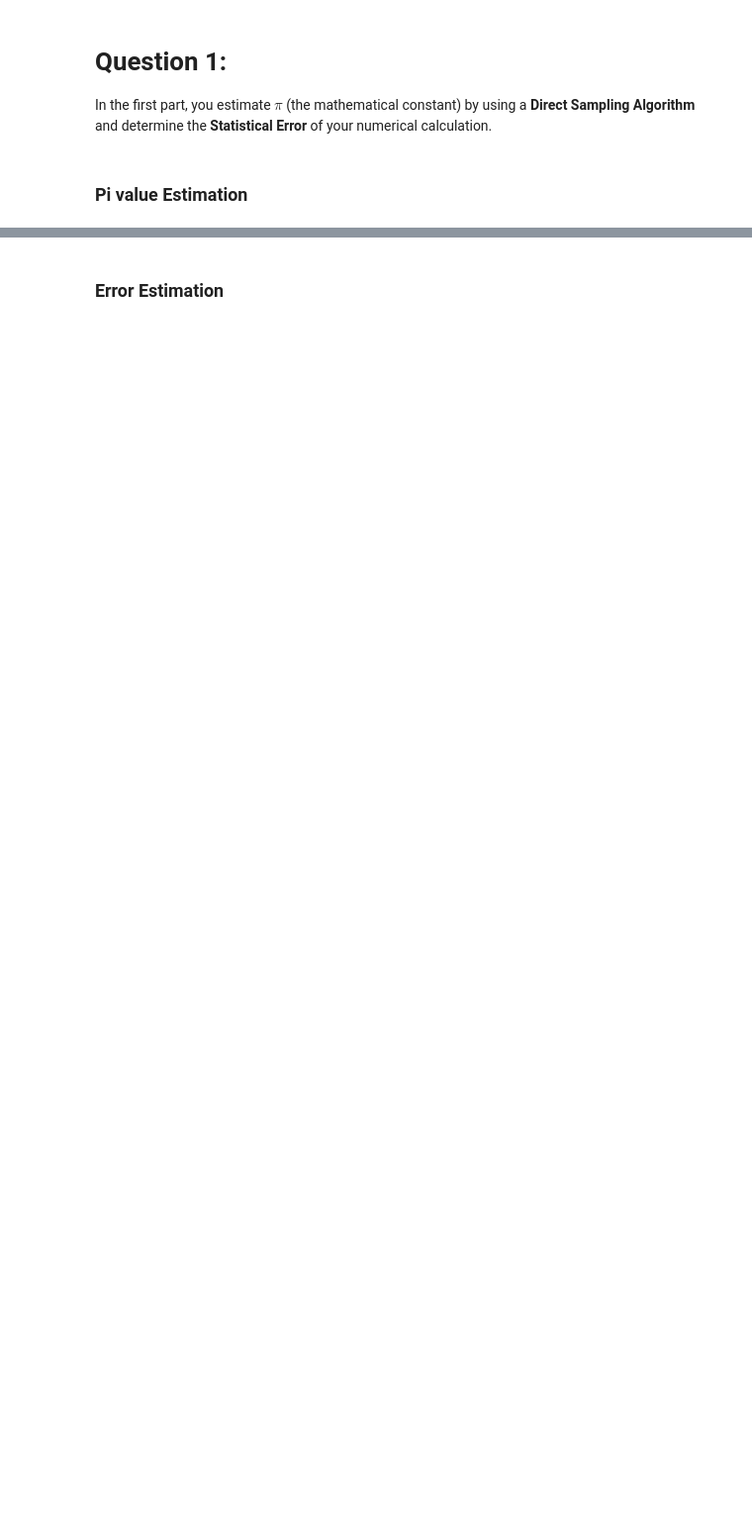
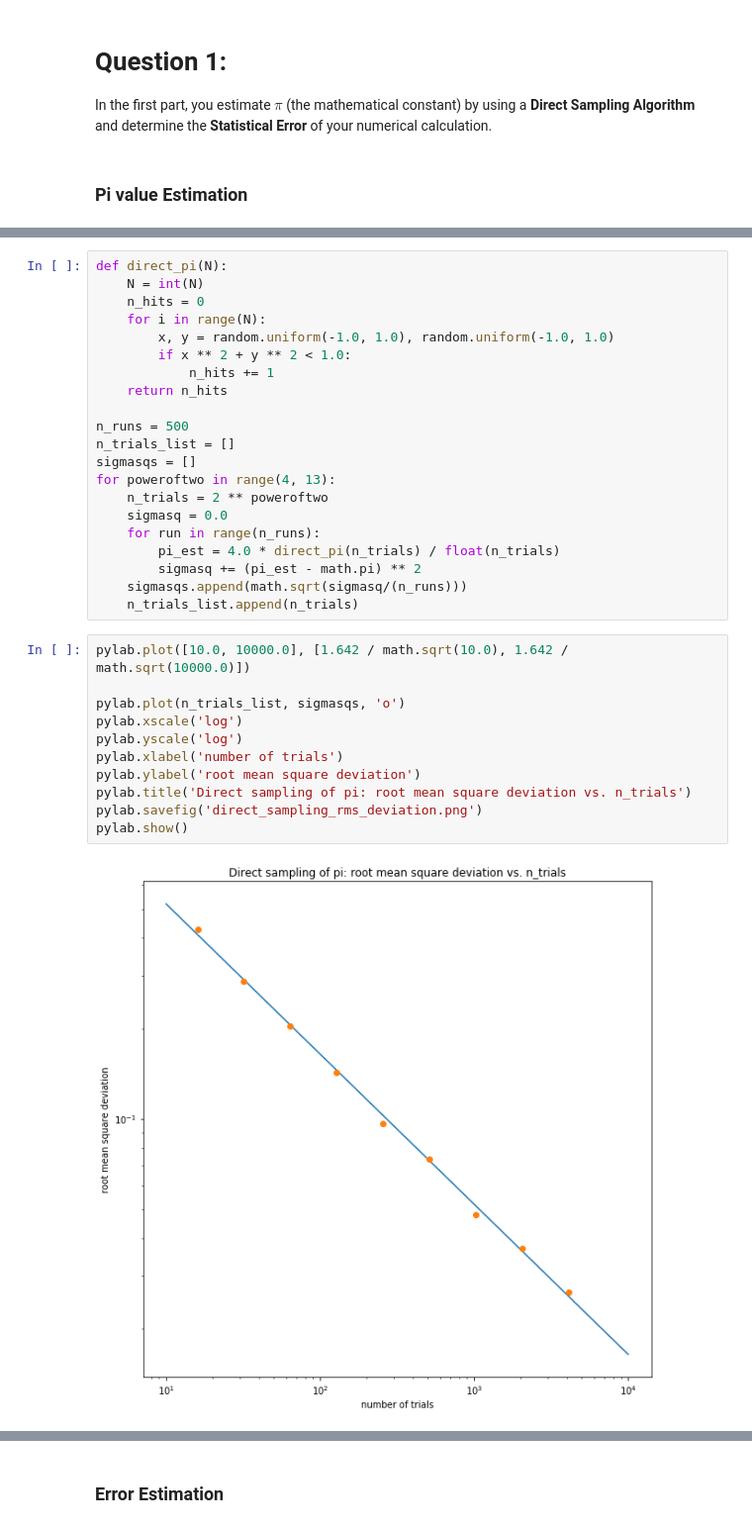
Before and after one commit to itsayushthada/Statistical-Mechanics, a Jupyter notebook: Week01/Assignment .ipynb, the cells around one changed output, grey strips where cells are left out. Shown: that part at 99% size. Saved outputs shown, nothing was run; the diff lists cells and outputs as text; blank space fills up the shorter version.

```diff
--- a/Week01/Assignment .ipynb
+++ b/Week01/Assignment .ipynb
@@ -36,0 +41,34 @@ Estimated Pi value is:  3.142972
+# %%
+def direct_pi(N):
+    N = int(N)
+    n_hits = 0
+    for i in range(N):
+        x, y = random.uniform(-1.0, 1.0), random.uniform(-1.0, 1.0)
+        if x ** 2 + y ** 2 < 1.0:
+            n_hits += 1
+    return n_hits
+
+n_runs = 500
+n_trials_list = []
+sigmasqs = []
+for poweroftwo in range(4, 13):
+    n_trials = 2 ** poweroftwo
+    sigmasq = 0.0
+    for run in range(n_runs):
+        pi_est = 4.0 * direct_pi(n_trials) / float(n_trials)
+        sigmasq += (pi_est - math.pi) ** 2
+    sigmasqs.append(math.sqrt(sigmasq/(n_runs)))
+    n_trials_list.append(n_trials)
+# %%
+pylab.plot([10.0, 10000.0], [1.642 / math.sqrt(10.0), 1.642 / math.sqrt(10000.0)])
+
+pylab.plot(n_trials_list, sigmasqs, 'o')
+pylab.xscale('log')
+pylab.yscale('log')
+pylab.xlabel('number of trials')
+pylab.ylabel('root mean square deviation')
+pylab.title('Direct sampling of pi: root mean square deviation vs. n_trials')
+pylab.savefig('direct_sampling_rms_deviation.png')
+pylab.show()
+# %% [output]
+[figure, added]
```
Also changed, not shown: parts of 36 cells of this notebook.
